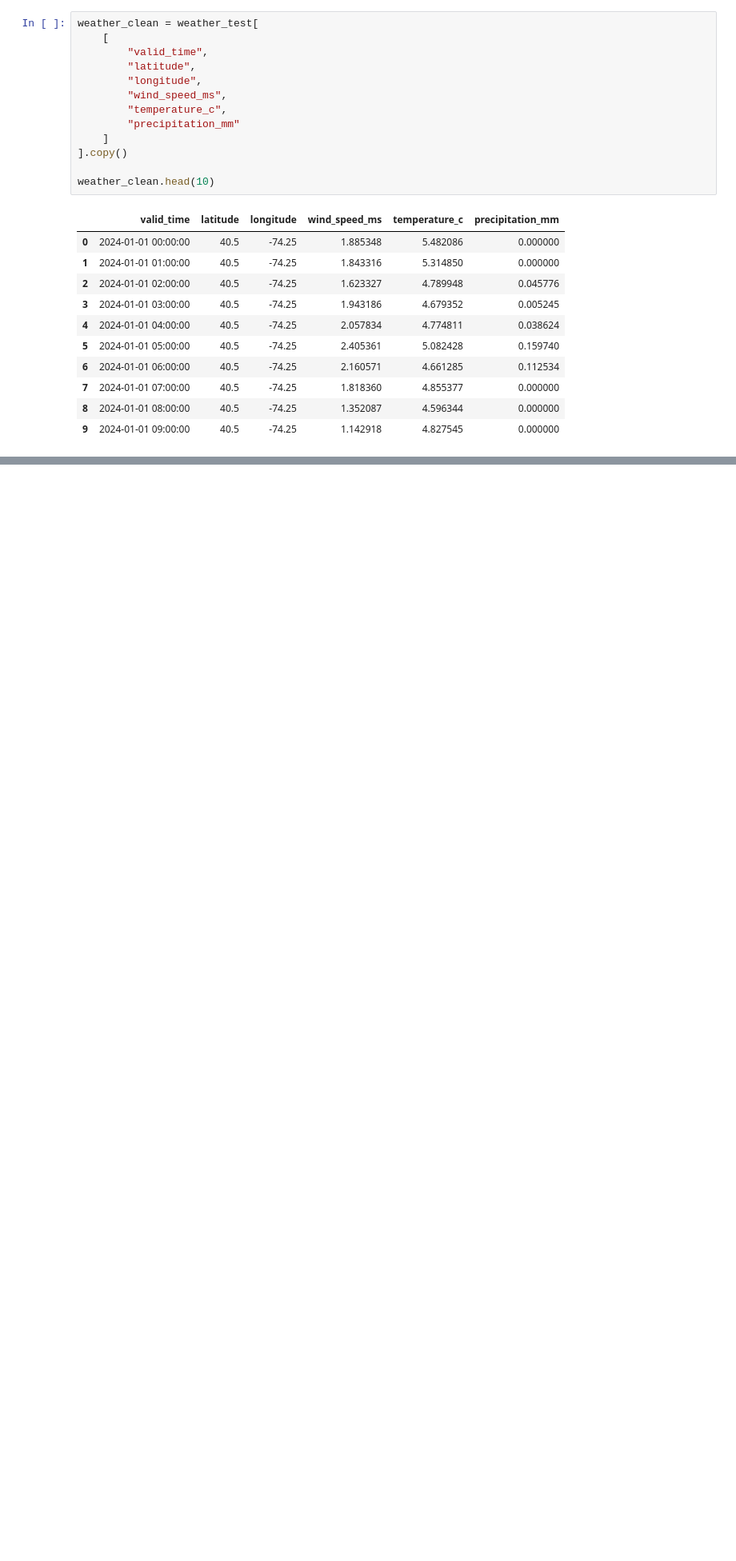
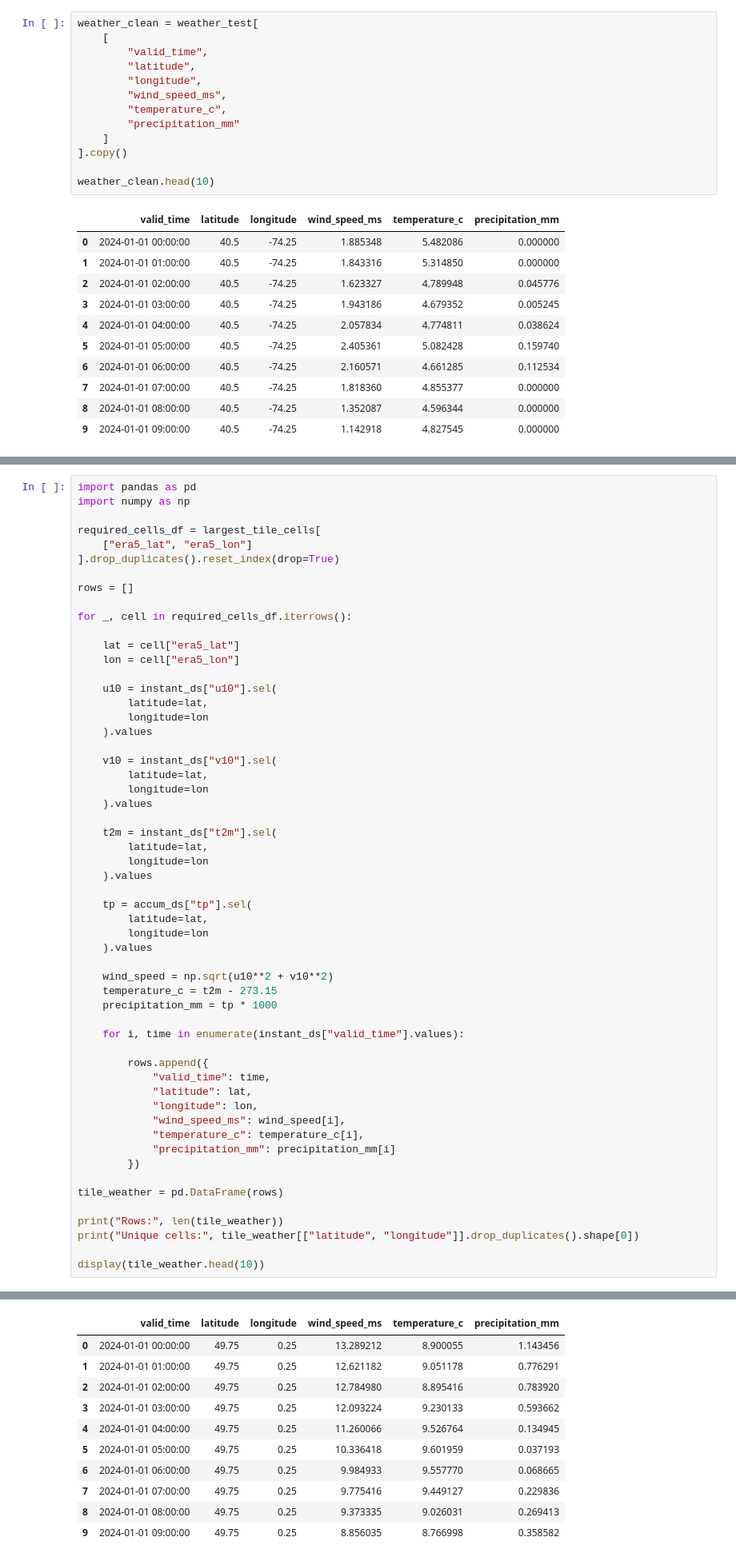
Before and after one commit to Suprabhat4970/MarineGuard-AI, a Jupyter notebook: ml/Weather_Forecasting_Model.ipynb, the cells around one changed output, grey strips where cells are left out. Shown at 80% size. Cells and saved outputs as stored; diff of their text form; blank space fills up the shorter version.

Commit message:
Continue Model 2 weather data pipeline

```diff
--- a/ml/Weather_Forecasting_Model.ipynb
+++ b/ml/Weather_Forecasting_Model.ipynb
@@ -1148,0 +1450,57 @@ weather_clean.head(10)
+# %%
+import pandas as pd
+import numpy as np
+
+required_cells_df = largest_tile_cells[
+    ["era5_lat", "era5_lon"]
+].drop_duplicates().reset_index(drop=True)
+
+rows = []
+
+for _, cell in required_cells_df.iterrows():
+
+    lat = cell["era5_lat"]
+    lon = cell["era5_lon"]
+
+    u10 = instant_ds["u10"].sel(
+        latitude=lat,
+        longitude=lon
+    ).values
+
+    v10 = instant_ds["v10"].sel(
+        latitude=lat,
+        longitude=lon
+    ).values
+
+    t2m = instant_ds["t2m"].sel(
+        latitude=lat,
+        longitude=lon
+    ).values
+
+    tp = accum_ds["tp"].sel(
+        latitude=lat,
+        longitude=lon
+    ).values
+
+    wind_speed = np.sqrt(u10**2 + v10**2)
+    temperature_c = t2m - 273.15
+    precipitation_mm = tp * 1000
+
+    for i, time in enumerate(instant_ds["valid_time"].values):
+
+        rows.append({
+            "valid_time": time,
+            "latitude": lat,
+            "longitude": lon,
+            "wind_speed_ms": wind_speed[i],
+            "temperature_c": temperature_c[i],
+            "precipitation_mm": precipitation_mm[i]
+        })
+
+tile_weather = pd.DataFrame(rows)
+
+print("Rows:", len(tile_weather))
+print("Unique cells:", tile_weather[["latitude", "longitude"]].drop_duplicates().shape[0])
+
+display(tile_weather.head(10))
+# %% [output]
@@ -1148,0 +1509,11 @@ weather_clean.head(10)
+|  | valid_time | latitude | longitude | wind_speed_ms | temperature_c | precipitation_mm |
+| 0 | 2024-01-01 00:00:00 | 49.75 | 0.25 | 13.289212 | 8.900055 | 1.143456 |
+| 1 | 2024-01-01 01:00:00 | 49.75 | 0.25 | 12.621182 | 9.051178 | 0.776291 |
+| 2 | 2024-01-01 02:00:00 | 49.75 | 0.25 | 12.784980 | 8.895416 | 0.783920 |
+| 3 | 2024-01-01 03:00:00 | 49.75 | 0.25 | 12.093224 | 9.230133 | 0.593662 |
+| 4 | 2024-01-01 04:00:00 | 49.75 | 0.25 | 11.260066 | 9.526764 | 0.134945 |
+| 5 | 2024-01-01 05:00:00 | 49.75 | 0.25 | 10.336418 | 9.601959 | 0.037193 |
+| 6 | 2024-01-01 06:00:00 | 49.75 | 0.25 | 9.984933 | 9.557770 | 0.068665 |
+| 7 | 2024-01-01 07:00:00 | 49.75 | 0.25 | 9.775416 | 9.449127 | 0.229836 |
+| 8 | 2024-01-01 08:00:00 | 49.75 | 0.25 | 9.373335 | 9.026031 | 0.269413 |
+| 9 | 2024-01-01 09:00:00 | 49.75 | 0.25 | 8.856035 | 8.766998 | 0.358582 |
```
Also changed, not shown: parts of 21 cells of this notebook.
